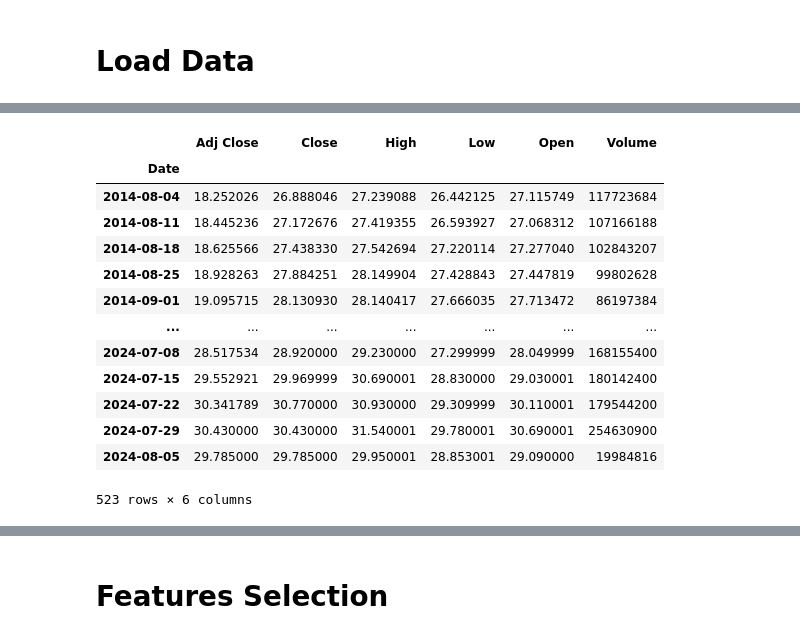
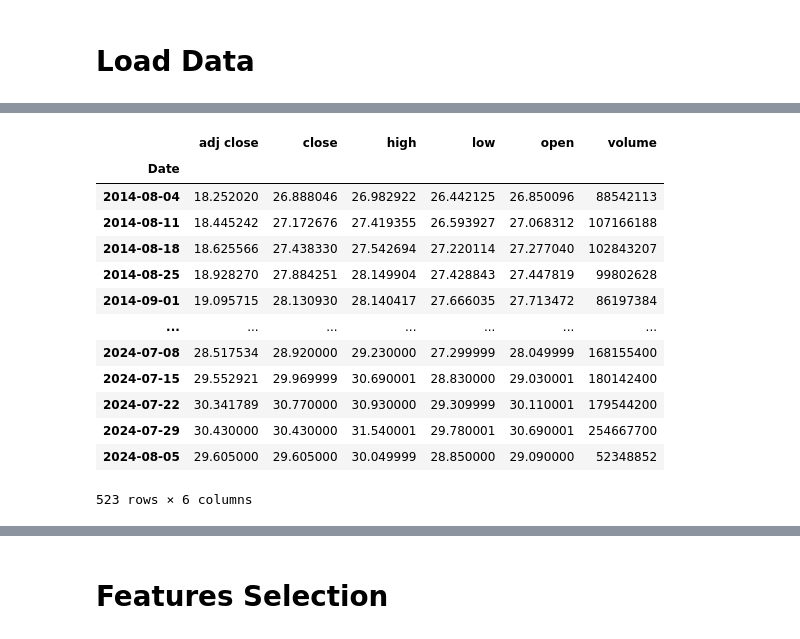
Before and after one commit to ammaro101/final_project, a Jupyter notebook: code_only2.ipynb, the cells around one changed output, grey strips where cells are left out. Drawn from its saved outputs; the diff is of its cells as text; code cells hidden in the pictures.

```diff
--- a/code_only2.ipynb
+++ b/code_only2.ipynb
@@ -71,17 +86,17 @@ dfs = loadData()
-# %%
-dfs['PFE']
-# %% [output]
-|  | Adj Close | Close | High | Low | Open | Volume |
-| Date |  |  |  |  |  |  |
-| 2014-08-04 | 18.252026 | 26.888046 | 27.239088 | 26.442125 | 27.115749 | 117723684 |
-| 2014-08-11 | 18.445236 | 27.172676 | 27.419355 | 26.593927 | 27.068312 | 107166188 |
-| 2014-08-18 | 18.625566 | 27.438330 | 27.542694 | 27.220114 | 27.277040 | 102843207 |
-| 2014-08-25 | 18.928263 | 27.884251 | 28.149904 | 27.428843 | 27.447819 | 99802628 |
-| 2014-09-01 | 19.095715 | 28.130930 | 28.140417 | 27.666035 | 27.713472 | 86197384 |
-| ... | ... | ... | ... | ... | ... | ... |
-| 2024-07-08 | 28.517534 | 28.920000 | 29.230000 | 27.299999 | 28.049999 | 168155400 |
-| 2024-07-15 | 29.552921 | 29.969999 | 30.690001 | 28.830000 | 29.030001 | 180142400 |
-| 2024-07-22 | 30.341789 | 30.770000 | 30.930000 | 29.309999 | 30.110001 | 179544200 |
-| 2024-07-29 | 30.430000 | 30.430000 | 31.540001 | 29.780001 | 30.690001 | 254630900 |
-| 2024-08-05 | 29.785000 | 29.785000 | 29.950001 | 28.853001 | 29.090000 | 19984816 |
-523 rows × 6 columns
+# %%
+dfs[symbols_list[0]]
+# %% [output]
+|  | adj close | close | high | low | open | volume |
+| Date |  |  |  |  |  |  |
+| 2014-08-04 | 18.252020 | 26.888046 | 26.982922 | 26.442125 | 26.850096 | 88542113 |
+| 2014-08-11 | 18.445242 | 27.172676 | 27.419355 | 26.593927 | 27.068312 | 107166188 |
+| 2014-08-18 | 18.625566 | 27.438330 | 27.542694 | 27.220114 | 27.277040 | 102843207 |
+| 2014-08-25 | 18.928270 | 27.884251 | 28.149904 | 27.428843 | 27.447819 | 99802628 |
+| 2014-09-01 | 19.095715 | 28.130930 | 28.140417 | 27.666035 | 27.713472 | 86197384 |
+| ... | ... | ... | ... | ... | ... | ... |
+| 2024-07-08 | 28.517534 | 28.920000 | 29.230000 | 27.299999 | 28.049999 | 168155400 |
+| 2024-07-15 | 29.552921 | 29.969999 | 30.690001 | 28.830000 | 29.030001 | 180142400 |
+| 2024-07-22 | 30.341789 | 30.770000 | 30.930000 | 29.309999 | 30.110001 | 179544200 |
+| 2024-07-29 | 30.430000 | 30.430000 | 31.540001 | 29.780001 | 30.690001 | 254667700 |
+| 2024-08-05 | 29.605000 | 29.605000 | 30.049999 | 28.850000 | 29.090000 | 52348852 |
+523 rows × 6 columns
```
Also changed, not shown: parts of 8 cells of this notebook.
